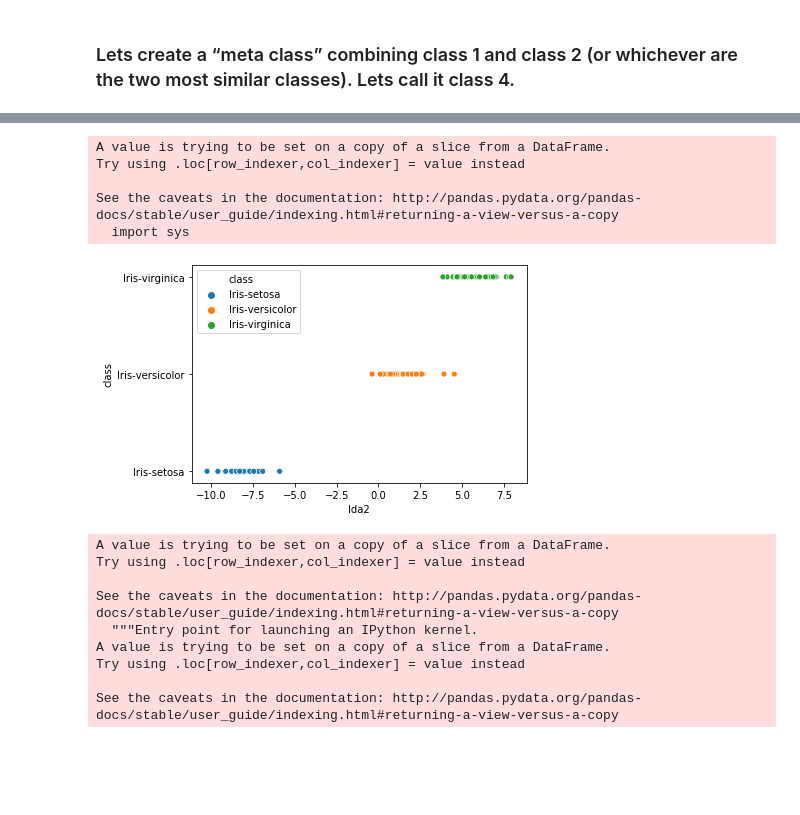
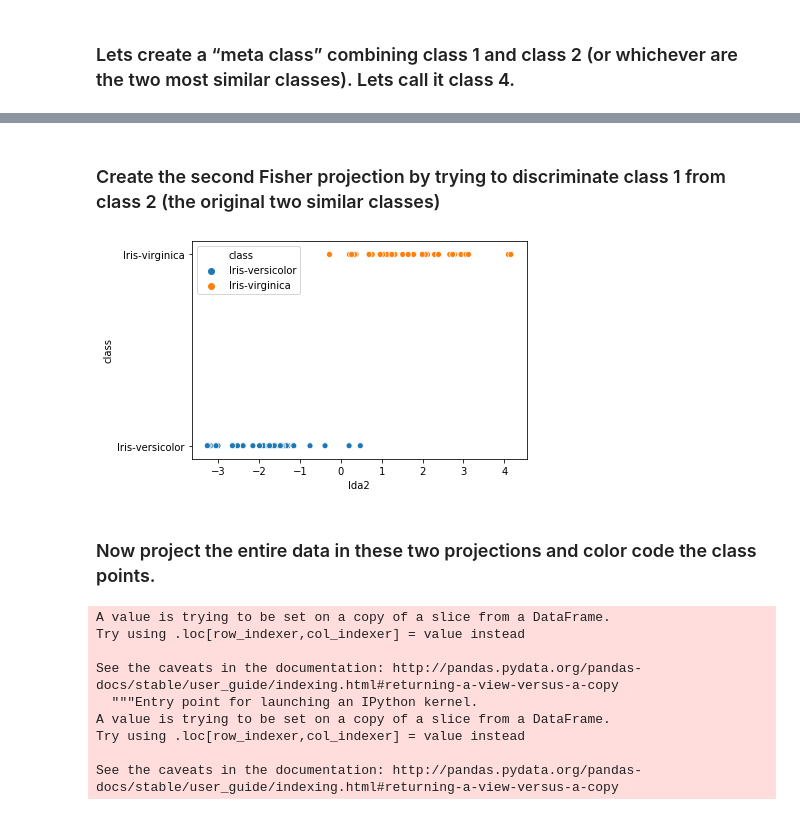
Before and after one commit to anmolmore/Chatbot-for-COVID-19-FAQ-using-Dialogflow, a Jupyter notebook: DMG2/assignment/Anmol More - 11915043.ipynb, the cells around one changed output, grey strips where cells are left out. Drawn from its saved outputs; the diff is of its cells as text; code cells hidden in the pictures; blank space fills up the shorter version.

```diff
--- a/DMG2/assignment/Anmol More - 11915043.ipynb
+++ b/DMG2/assignment/Anmol More - 11915043.ipynb
@@ -76,19 +87,19 @@ See the caveats in the documentation: http://pandas.pydata.org/pandas-docs/stabl
+# %% [markdown]
+### Create the second Fisher projection by trying to discriminate class 1 from class 2 (the original two similar classes)
 # %%
-features = ['sepal length', 'sepal width', 'petal length', 'petal width','lda1']
+features = ['sepal length', 'sepal width', 'petal length', 'petal width']
 target = 'class'
 
+train = train[(train['class'] == 'Iris-versicolor') | (train['class'] == 'Iris-virginica')]
 lda = LinearDiscriminantAnalysis(n_components=1)
 lda2 = lda.fit(train[features], train[target])
 lda2_dis = lda2.transform(train[features])
 train['lda2'] = lda2_dis
 
 ax = sns.scatterplot(x="lda2", y="class", hue="class", data=train)
 # %% [output]
-A value is trying to be set on a copy of a slice from a DataFrame.
-Try using .loc[row_indexer,col_indexer] = value instead
-
-See the caveats in the documentation: http://pandas.pydata.org/pandas-docs/stable/user_guide/indexing.html#returning-a-view-versus-a-copy
-  import sys
-[figure, old version]
+[figure, new version]
+# %% [markdown]
+### Now project the entire data in these two projections and color code the class points.
 # %%
 test['lda1'] = lda1.transform(test[['sepal length', 'sepal width', 'petal length', 'petal width']])
```
Also changed, not shown: parts of 55 cells of this notebook, 11 other files.
